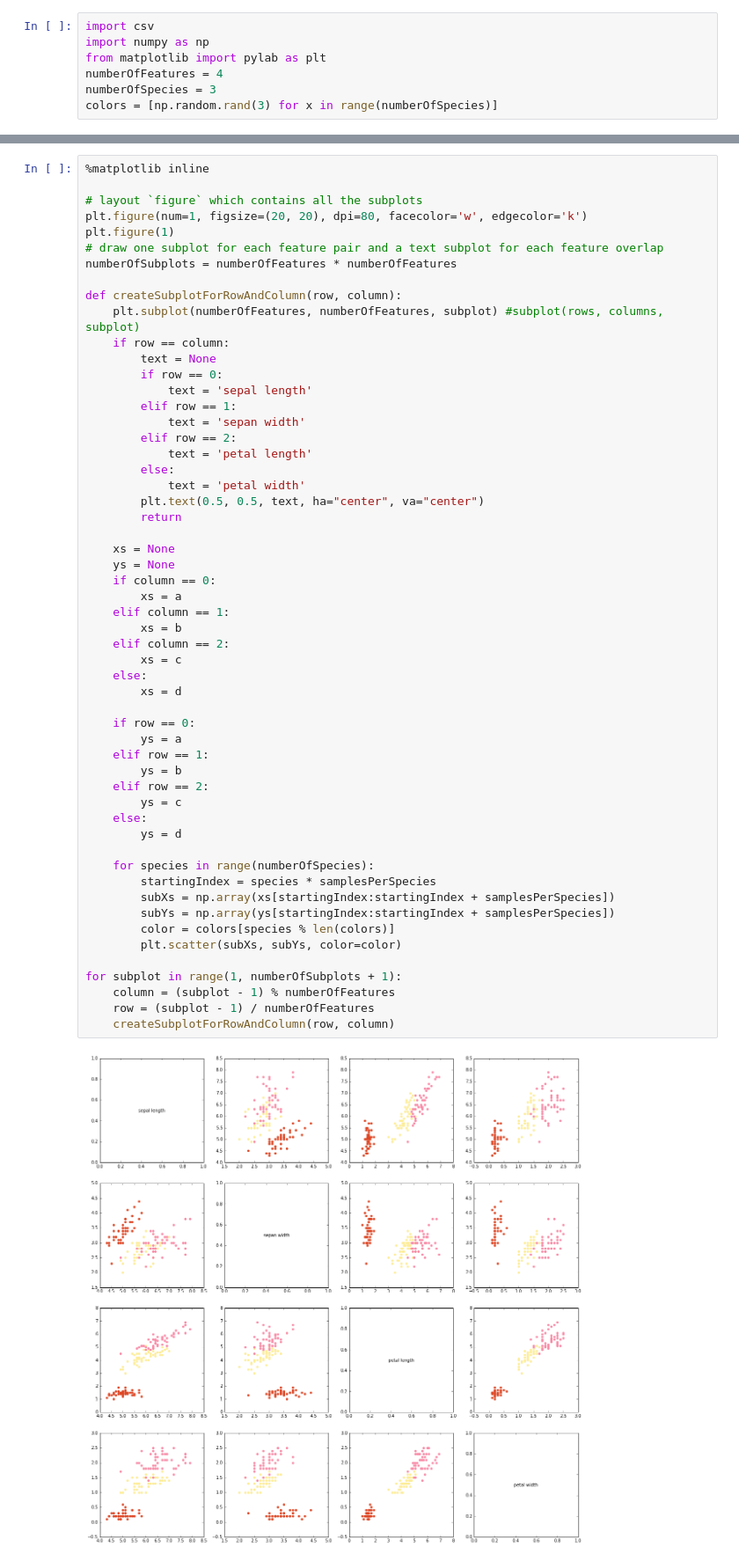
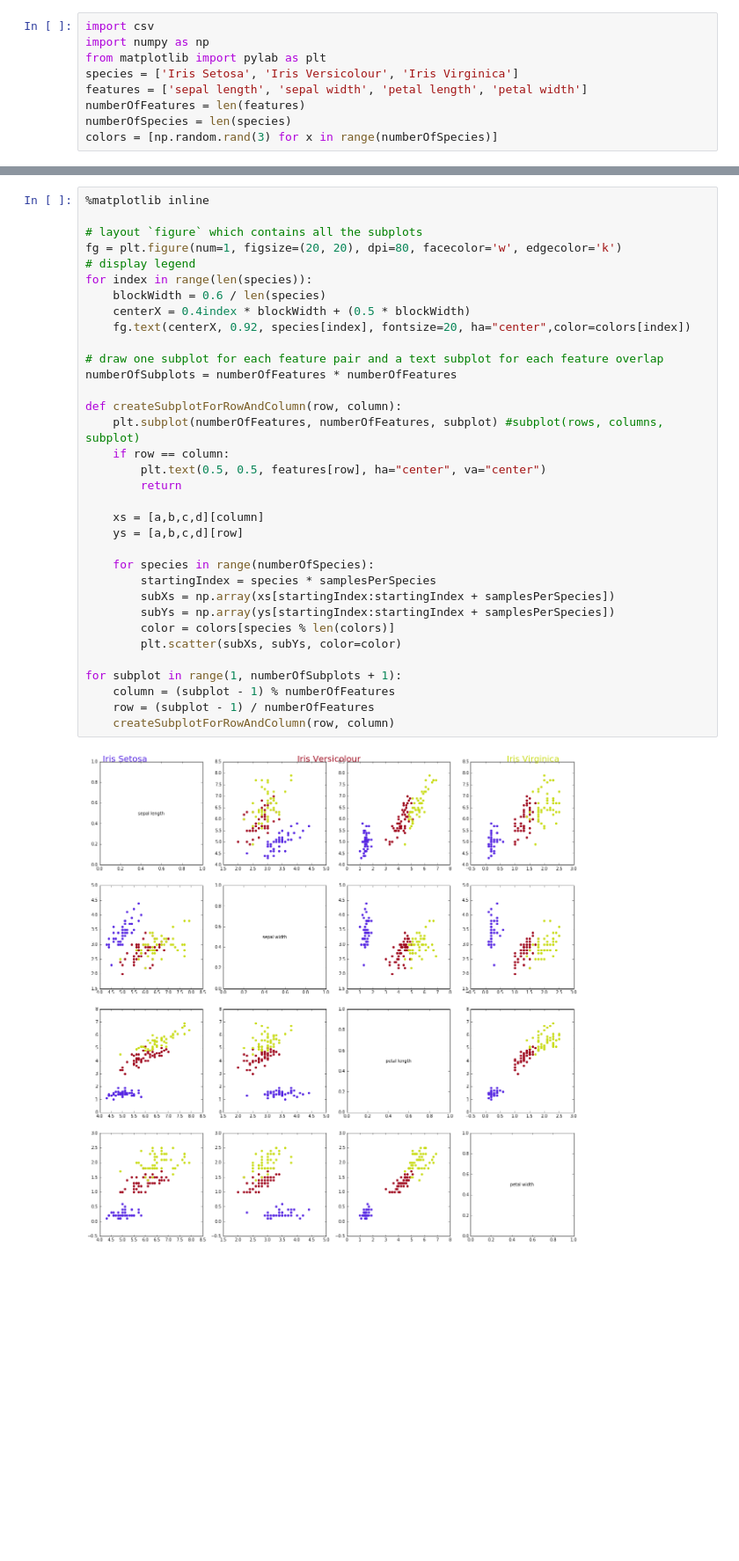
Before and after one commit to krajabi/applied-machine-learning, a Jupyter notebook: hw_0/hw_0_notebook.ipynb, the cells around one changed output, grey strips where cells are left out. Shown: that part at 88% size. Drawn from its saved outputs; the diff is of its cells as text; blank space fills up the shorter version.

Commit message:
Add colored legend as figure title

```diff
--- a/hw_0/hw_0_notebook.ipynb
+++ b/hw_0/hw_0_notebook.ipynb
@@ -2,8 +2,10 @@
 import csv
 import numpy as np
 from matplotlib import pylab as plt
-numberOfFeatures = 4
-numberOfSpecies = 3
+species = ['Iris Setosa', 'Iris Versicolour', 'Iris Virginica']
+features = ['sepal length', 'sepal width', 'petal length', 'petal width']
+numberOfFeatures = len(features)
+numberOfSpecies = len(species)
 colors = [np.random.rand(3) for x in range(numberOfSpecies)]
 # %%
 f = open('iris.csv')
@@ -39,57 +29,36 @@ print b
 # %%
 %matplotlib inline
 
 # layout `figure` which contains all the subplots
-plt.figure(num=1, figsize=(20, 20), dpi=80, facecolor='w', edgecolor='k')
-plt.figure(1)
+fg = plt.figure(num=1, figsize=(20, 20), dpi=80, facecolor='w', edgecolor='k')
+# display legend
+for index in range(len(species)):
+    blockWidth = 0.6 / len(species)
+    centerX = 0.4index * blockWidth + (0.5 * blockWidth)
+    fg.text(centerX, 0.92, species[index], fontsize=20, ha="center",color=colors[index])
+
 # draw one subplot for each feature pair and a text subplot for each feature overlap
 numberOfSubplots = numberOfFeatures * numberOfFeatures
 
 def createSubplotForRowAndColumn(row, column):
     plt.subplot(numberOfFeatures, numberOfFeatures, subplot) #subplot(rows, columns, subplot)
     if row == column:
-        text = None
-        if row == 0:
-            text = 'sepal length'
-        elif row == 1:
-            text = 'sepan width'
-        elif row == 2:
-            text = 'petal length'
-        else:
-            text = 'petal width'
-        plt.text(0.5, 0.5, text, ha="center", va="center")
+        plt.text(0.5, 0.5, features[row], ha="center", va="center")
         return
 
-    xs = None
-    ys = None
-    if column == 0:
-        xs = a
-    elif column == 1:
-        xs = b
-    elif column == 2:
-        xs = c
-    else:
-        xs = d
-
-    if row == 0:
-        ys = a
-    elif row == 1:
-        ys = b
-    elif row == 2:
-        ys = c
-    else:
-        ys = d
+    xs = [a,b,c,d][column]
+    ys = [a,b,c,d][row]
 
     for species in range(numberOfSpecies):
         startingIndex = species * samplesPerSpecies
         subXs = np.array(xs[startingIndex:startingIndex + samplesPerSpecies])
         subYs = np.array(ys[startingIndex:startingIndex + samplesPerSpecies])
         color = colors[species % len(colors)]
         plt.scatter(subXs, subYs, color=color)
 
 for subplot in range(1, numberOfSubplots + 1):
     column = (subplot - 1) % numberOfFeatures
     row = (subplot - 1) / numberOfFeatures
     createSubplotForRowAndColumn(row, column)
 # %% [output]
-[figure, old version]
+[figure, new version]
```
Also changed, not shown: parts of 1 cell of this notebook.
